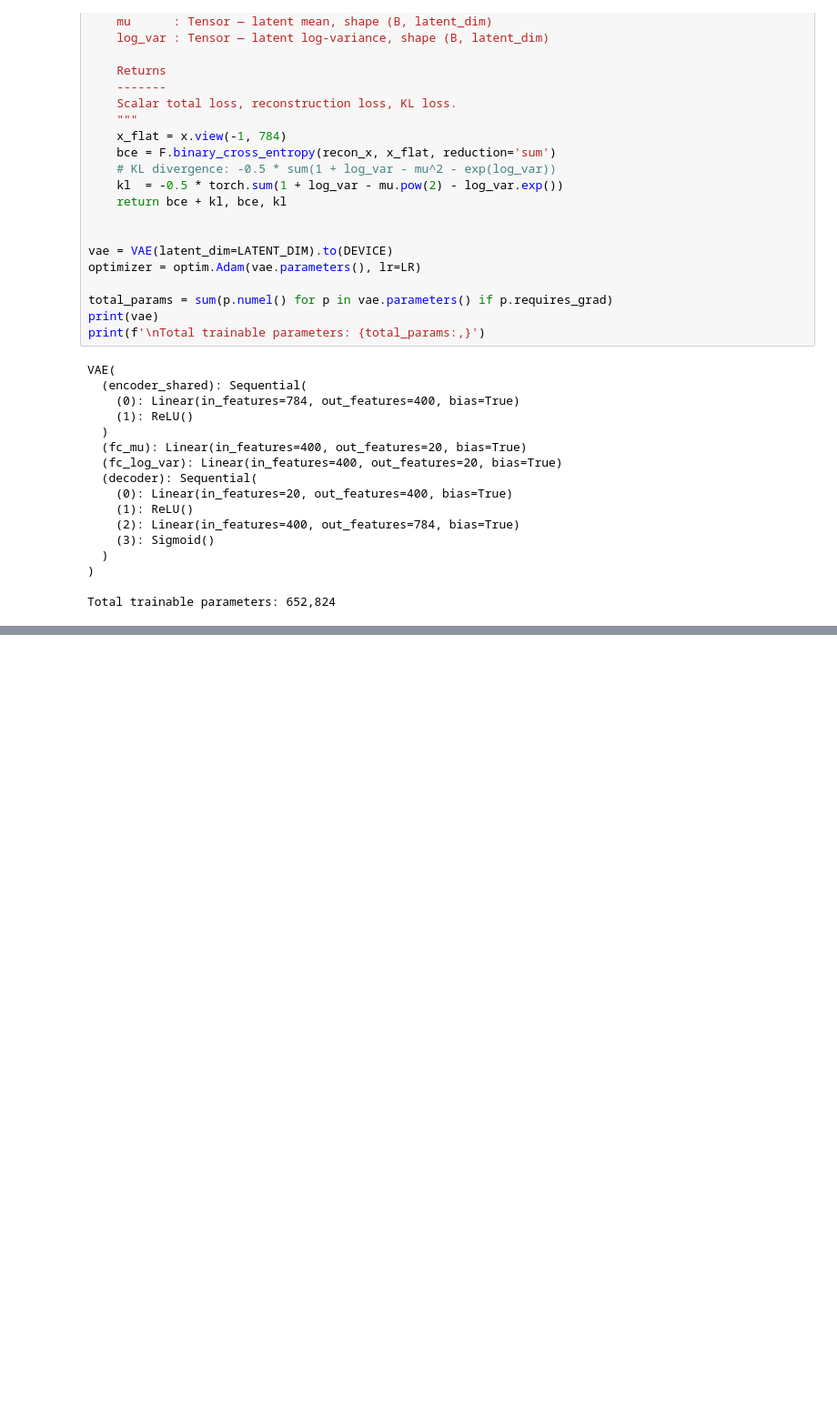
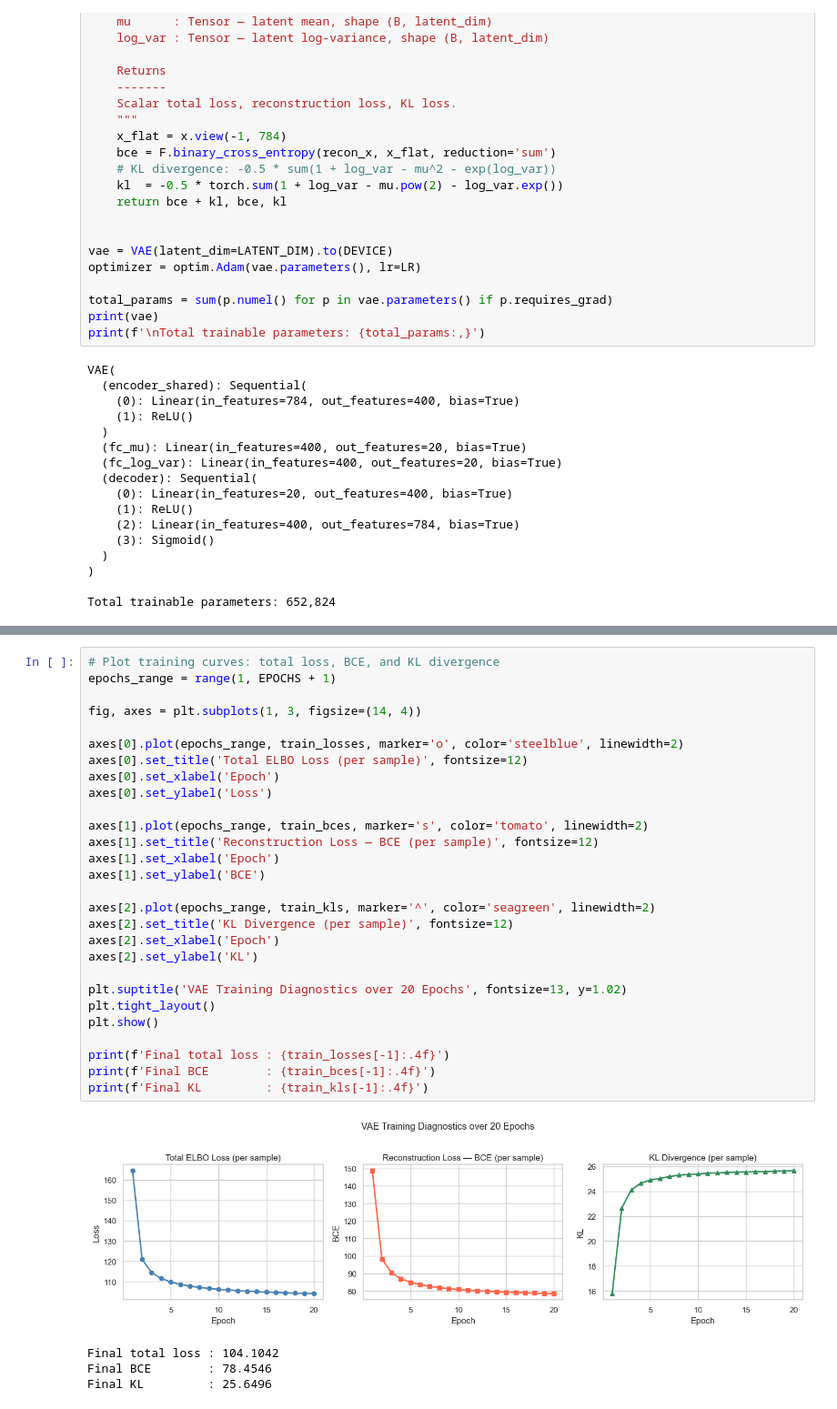
Before and after one commit to sbodrero/generative_ai_applications, a Jupyter notebook: generative_model.ipynb, the cells around one changed output, grey strips where cells are left out. Shown at 91% size. Cells and saved outputs as stored; diff of their text form; blank space fills up the shorter version.

Commit message:
Add VAE training loop, ELBO loss computation, and training diagnostics plots

```diff
--- a/generative_model.ipynb
+++ b/generative_model.ipynb
@@ -244,0 +316,33 @@ Total trainable parameters: 652,824
+# %%
+# Plot training curves: total loss, BCE, and KL divergence
+epochs_range = range(1, EPOCHS + 1)
+
+fig, axes = plt.subplots(1, 3, figsize=(14, 4))
+
+axes[0].plot(epochs_range, train_losses, marker='o', color='steelblue', linewidth=2)
+axes[0].set_title('Total ELBO Loss (per sample)', fontsize=12)
+axes[0].set_xlabel('Epoch')
+axes[0].set_ylabel('Loss')
+
+axes[1].plot(epochs_range, train_bces, marker='s', color='tomato', linewidth=2)
+axes[1].set_title('Reconstruction Loss — BCE (per sample)', fontsize=12)
+axes[1].set_xlabel('Epoch')
+axes[1].set_ylabel('BCE')
+
+axes[2].plot(epochs_range, train_kls, marker='^', color='seagreen', linewidth=2)
+axes[2].set_title('KL Divergence (per sample)', fontsize=12)
+axes[2].set_xlabel('Epoch')
+axes[2].set_ylabel('KL')
+
+plt.suptitle('VAE Training Diagnostics over 20 Epochs', fontsize=13, y=1.02)
+plt.tight_layout()
+plt.show()
+
+print(f'Final total loss : {train_losses[-1]:.4f}')
+print(f'Final BCE        : {train_bces[-1]:.4f}')
+print(f'Final KL         : {train_kls[-1]:.4f}')
+# %% [output]
+[figure, added]
+Final total loss : 104.1042
+Final BCE        : 78.4546
+Final KL         : 25.6496
```
Also changed, not shown: parts of 2 cells of this notebook.
